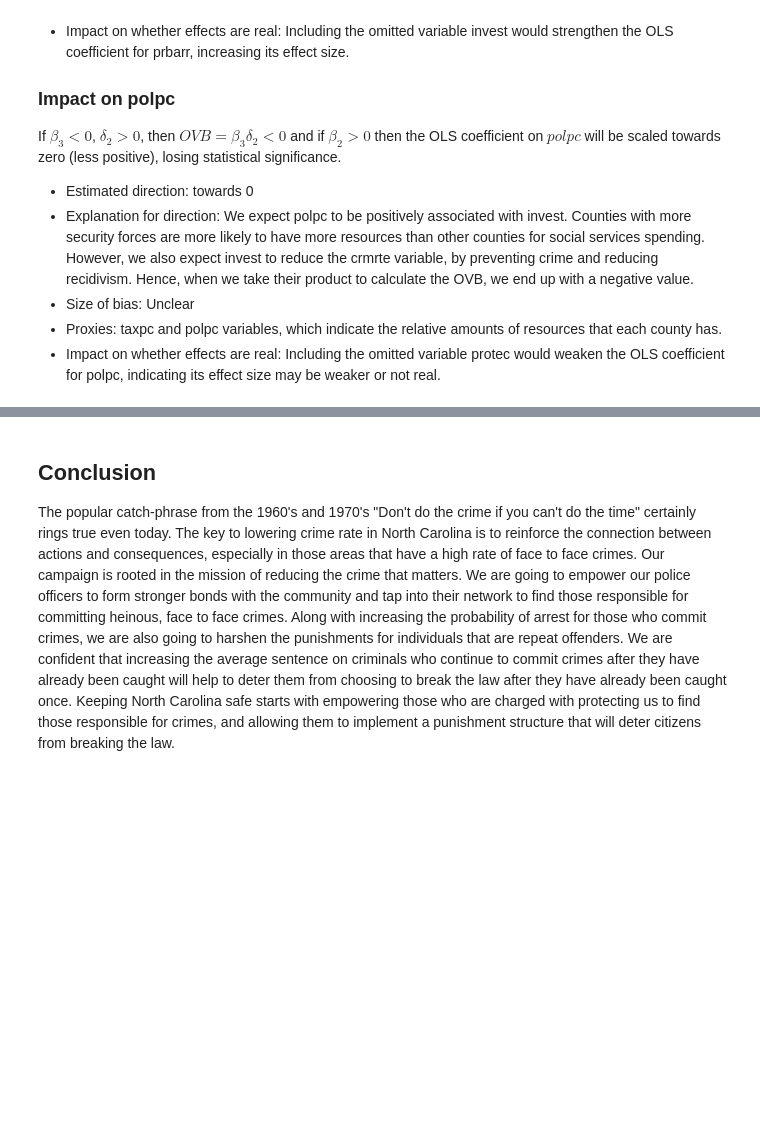
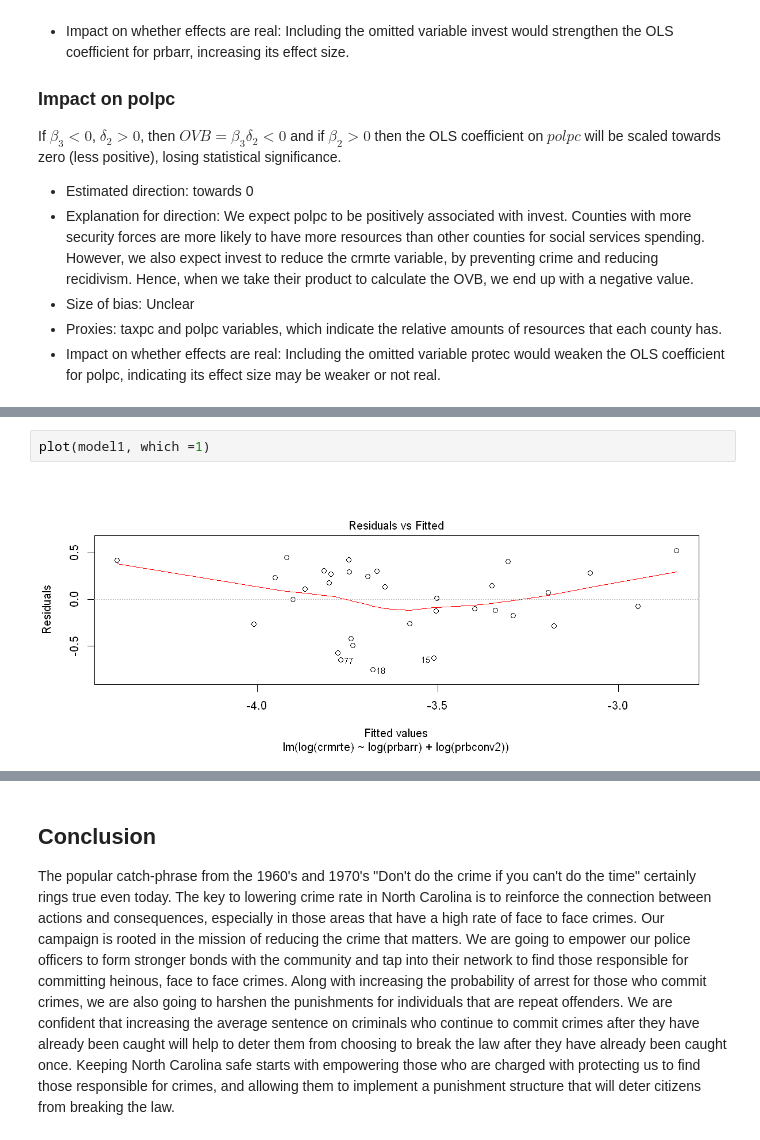
Before and after one commit to keithwerts1/w203_Lab_3, a Jupyter notebook: Lab3_Draft_Darren_Harsh_Keith_Jonathan_Nicole.ipynb, the cells around one changed output, grey strips where cells are left out. Drawn from its saved outputs; the diff is of its cells as text; blank space fills up the shorter version.

```diff
--- a/Lab3_Draft_Darren_Harsh_Keith_Jonathan_Nicole.ipynb
+++ b/Lab3_Draft_Darren_Harsh_Keith_Jonathan_Nicole.ipynb
@@ -707,0 +730,4 @@ If $\beta_3 < 0$, $\delta_2 >0$, then $OVB = \beta_3\delta_2 <0$ and if $\beta_2
+# %%
+plot(model1, which =1)
+# %% [output]
+[figure, added]
```
Also changed, not shown: parts of 13 cells of this notebook.
